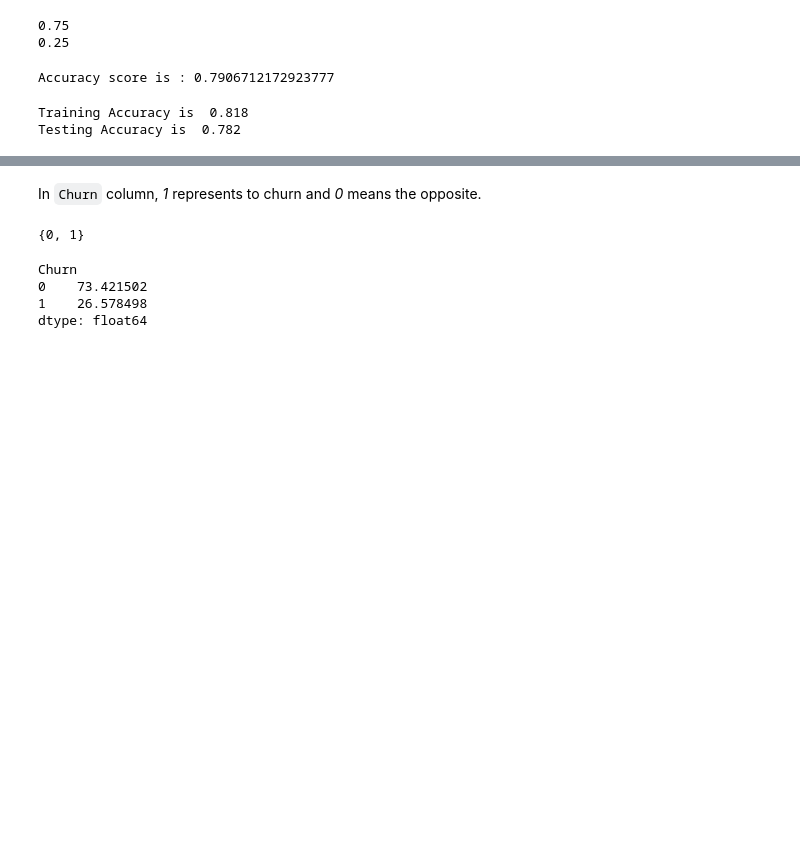
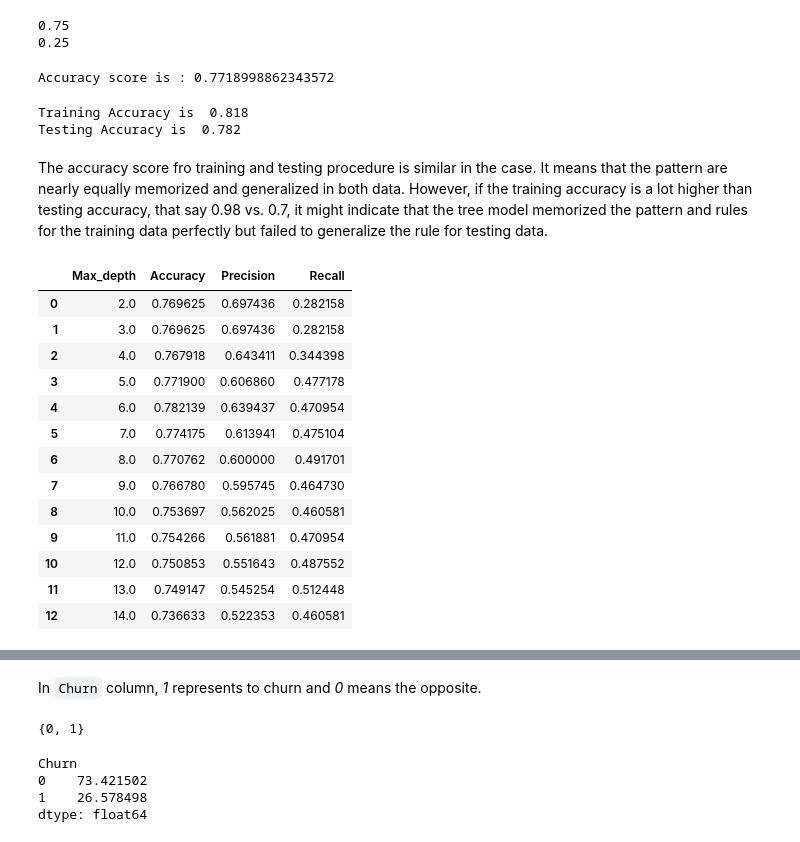
Before and after one commit to wswu001/Machine-Learning-in-Marketing-by-Python, a Jupyter notebook: main.ipynb, the cells around one changed output, grey strips where cells are left out. Cells and saved outputs as stored; diff of their text form; code cells hidden in the pictures; blank space fills up the shorter version.

```diff
--- a/main.ipynb
+++ b/main.ipynb
@@ -180,10 +189,10 @@ print(test_X.shape[0] / X.shape[0])
 0.75
 0.25
 # %%
-# Fit a decision tree
+# Fit an initial decision tree
 
 ## Initialize the model
-mytree = tree.DecisionTreeClassifier(max_depth = 5)
+mytree = DecisionTreeClassifier(max_depth = 5)
 
 ## Fit the model on the training data
 treemodel = mytree.fit(train_X, train_Y)
@@ -194,5 +203,5 @@ pred_Y = treemodel.predict(test_X)
 ## Measure model performance on testing data
 print(f'Accuracy score is : {accuracy_score(test_Y, pred_Y)}')
 # %% [output]
-Accuracy score is : 0.7906712172923777
+Accuracy score is : 0.7718998862343572
 # %%
@@ -211,3 +222,37 @@ print("Testing Accuracy is ", np.round(accuracy_score(test_Y, pred_Y),3))
 # %% [output]
 Training Accuracy is  0.818
 Testing Accuracy is  0.782
+# %% [markdown]
+The accuracy score fro training and testing procedure is similar in the case. It means that the pattern are nearly equally memorized and generalized in both data. However, if the training accuracy is a lot higher than testing accuracy, that say 0.98 vs. 0.7, it might indicate that the tree model memorized the pattern and rules for the training data perfectly but failed to generalize the rule for testing data.
+# %%
+# Tuning the parameter 'max_depth'
+
+# Run a for loop over the range of depth list length
+depth_list = list(range(2,15))
+depth_tuning = np.zeros((len(depth_list),4))
+depth_tuning[:,0] = depth_list
+for index in range(0,len(depth_list)):
+    mytree = DecisionTreeClassifier(max_depth=depth_list[index])
+    mytree.fit(train_X, train_Y)
+    pred_test_Y = mytree.predict(test_X)
+    depth_tuning[index,1] = accuracy_score(test_Y, pred_test_Y)
+    depth_tuning[index,2] = precision_score(test_Y, pred_test_Y)
+    depth_tuning[index,3] = recall_score(test_Y, pred_test_Y)
+
+depth_tuning_df = pd.DataFrame(depth_tuning, columns=['Max_depth', 'Accuracy', 'Precision', 'Recall'])
+depth_tuning_df
+# %% [output]
+|  | Max_depth | Accuracy | Precision | Recall |
+| 0 | 2.0 | 0.769625 | 0.697436 | 0.282158 |
+| 1 | 3.0 | 0.769625 | 0.697436 | 0.282158 |
+| 2 | 4.0 | 0.767918 | 0.643411 | 0.344398 |
+| 3 | 5.0 | 0.771900 | 0.606860 | 0.477178 |
+| 4 | 6.0 | 0.782139 | 0.639437 | 0.470954 |
+| 5 | 7.0 | 0.774175 | 0.613941 | 0.475104 |
+| 6 | 8.0 | 0.770762 | 0.600000 | 0.491701 |
+| 7 | 9.0 | 0.766780 | 0.595745 | 0.464730 |
+| 8 | 10.0 | 0.753697 | 0.562025 | 0.460581 |
+| 9 | 11.0 | 0.754266 | 0.561881 | 0.470954 |
+| 10 | 12.0 | 0.750853 | 0.551643 | 0.487552 |
+| 11 | 13.0 | 0.749147 | 0.545254 | 0.512448 |
+| 12 | 14.0 | 0.736633 | 0.522353 | 0.460581 |
```
Also changed, not shown: parts of 14 cells of this notebook.
